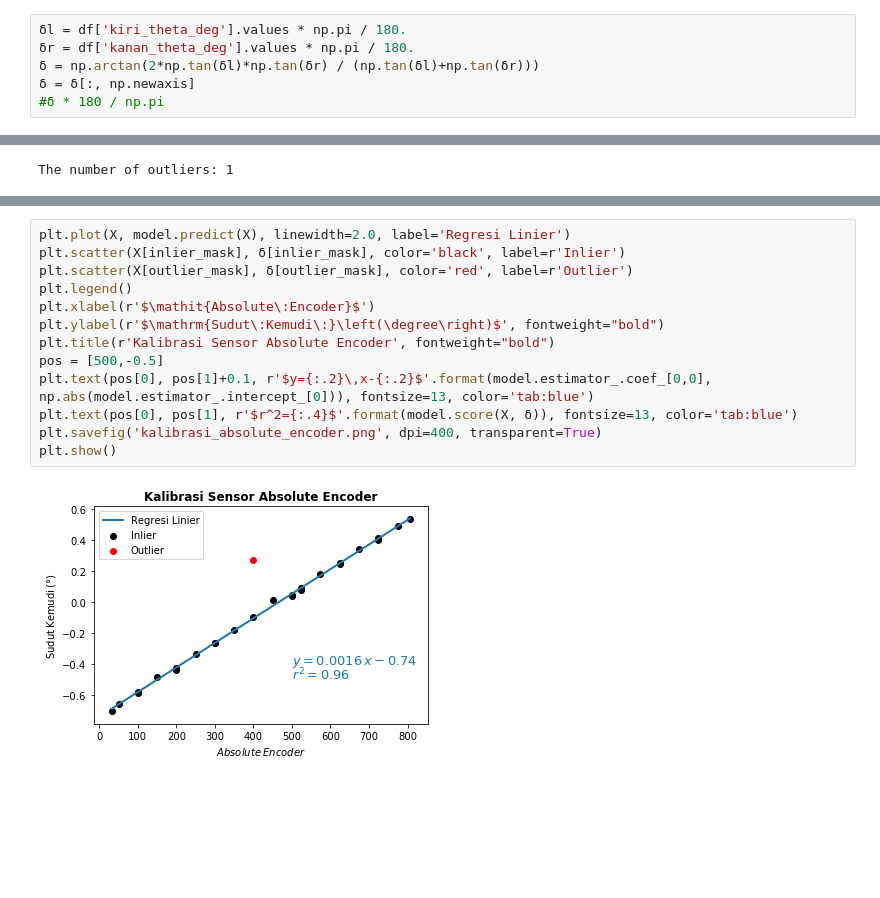
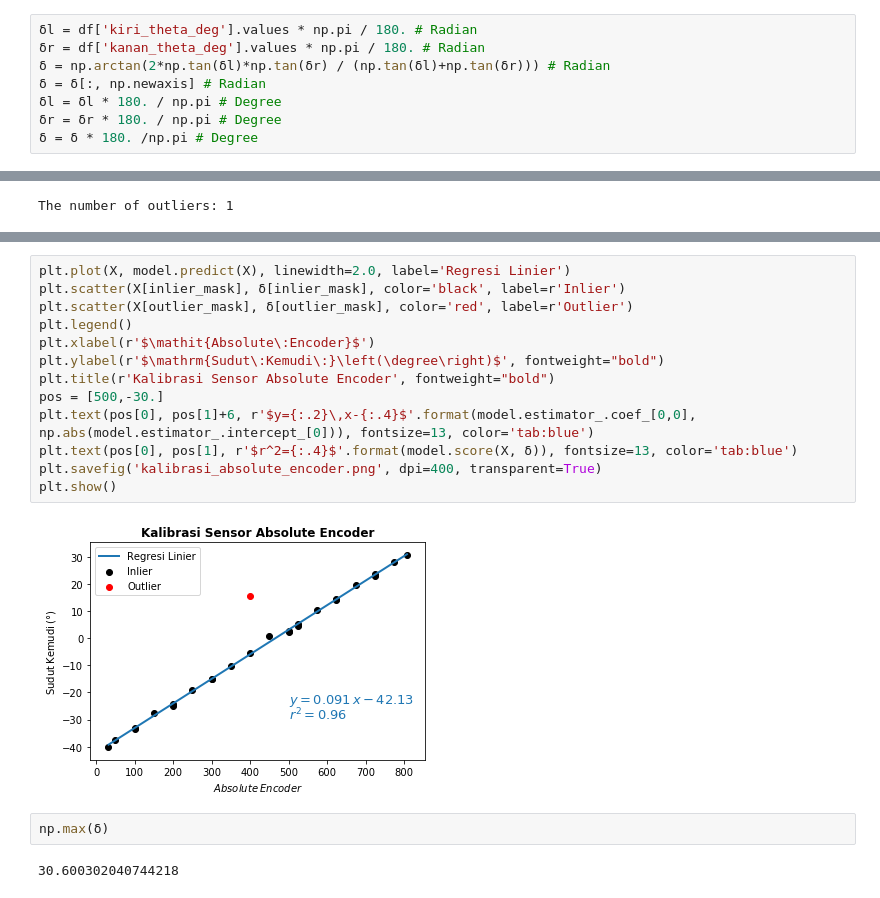
Before and after one commit to fadamsyah/final-project, a Jupyter notebook: Absolute Encoder/calibration_nb.ipynb, the cells around one changed output, grey strips where cells are left out. Saved outputs shown, nothing was run; the diff lists cells and outputs as text; blank space fills up the shorter version.

Commit message:
Convert the steering angle from radian to degree

```diff
--- a/Absolute Encoder/calibration_nb.ipynb
+++ b/Absolute Encoder/calibration_nb.ipynb
@@ -30,11 +30,13 @@ See the caveats in the documentation: https://pandas.pydata.org/pandas-docs/stab
 > $$\displaystyle{\cot(\delta)=\frac{\cot(\delta_l)+\cot(\delta_r)}{2}}$$
 $$\displaystyle{\tan(\delta)=\frac{2 \tan(\delta_l)\tan(\delta_r)}{\tan(\delta_l) + \tan(\delta_r)}}$$
 # %%
-δl = df['kiri_theta_deg'].values * np.pi / 180.
-δr = df['kanan_theta_deg'].values * np.pi / 180.
-δ = np.arctan(2*np.tan(δl)*np.tan(δr) / (np.tan(δl)+np.tan(δr)))
-δ = δ[:, np.newaxis]
-#δ * 180 / np.pi
+δl = df['kiri_theta_deg'].values * np.pi / 180. # Radian
+δr = df['kanan_theta_deg'].values * np.pi / 180. # Radian
+δ = np.arctan(2*np.tan(δl)*np.tan(δr) / (np.tan(δl)+np.tan(δr))) # Radian
+δ = δ[:, np.newaxis] # Radian
+δl = δl * 180. / np.pi # Degree
+δr = δr * 180. / np.pi # Degree
+δ = δ * 180. /np.pi # Degree
 # %%
 # We use RANSAC (Random Sample Consensus) to make the linear regression more robust to the outlier
 X = df['Encoder'].values[:, np.newaxis]
@@ -59,15 +65,19 @@ model.score(X, δ)
 # %%
 plt.plot(X, model.predict(X), linewidth=2.0, label='Regresi Linier')
 plt.scatter(X[inlier_mask], δ[inlier_mask], color='black', label=r'Inlier')
 plt.scatter(X[outlier_mask], δ[outlier_mask], color='red', label=r'Outlier')
 plt.legend()
 plt.xlabel(r'$\mathit{Absolute\:Encoder}$')
 plt.ylabel(r'$\mathrm{Sudut\:Kemudi\:}\left(\degree\right)$', fontweight="bold")
 plt.title(r'Kalibrasi Sensor Absolute Encoder', fontweight="bold")
-pos = [500,-0.5]
-plt.text(pos[0], pos[1]+0.1, r'$y={:.2}\,x-{:.2}$'.format(model.estimator_.coef_[0,0], np.abs(model.estimator_.intercept_[0])), fontsize=13, color='tab:blue')
+pos = [500,-30.]
+plt.text(pos[0], pos[1]+6, r'$y={:.2}\,x-{:.4}$'.format(model.estimator_.coef_[0,0], np.abs(model.estimator_.intercept_[0])), fontsize=13, color='tab:blue')
 plt.text(pos[0], pos[1], r'$r^2={:.4}$'.format(model.score(X, δ)), fontsize=13, color='tab:blue')
 plt.savefig('kalibrasi_absolute_encoder.png', dpi=400, transparent=True)
 plt.show()
 # %% [output]
-[figure, old version]
+[figure, new version]
+# %%
+np.max(δ)
+# %% [output]
+30.600302040744218
```
Also changed, not shown: parts of 3 cells of this notebook, 1 other file.
